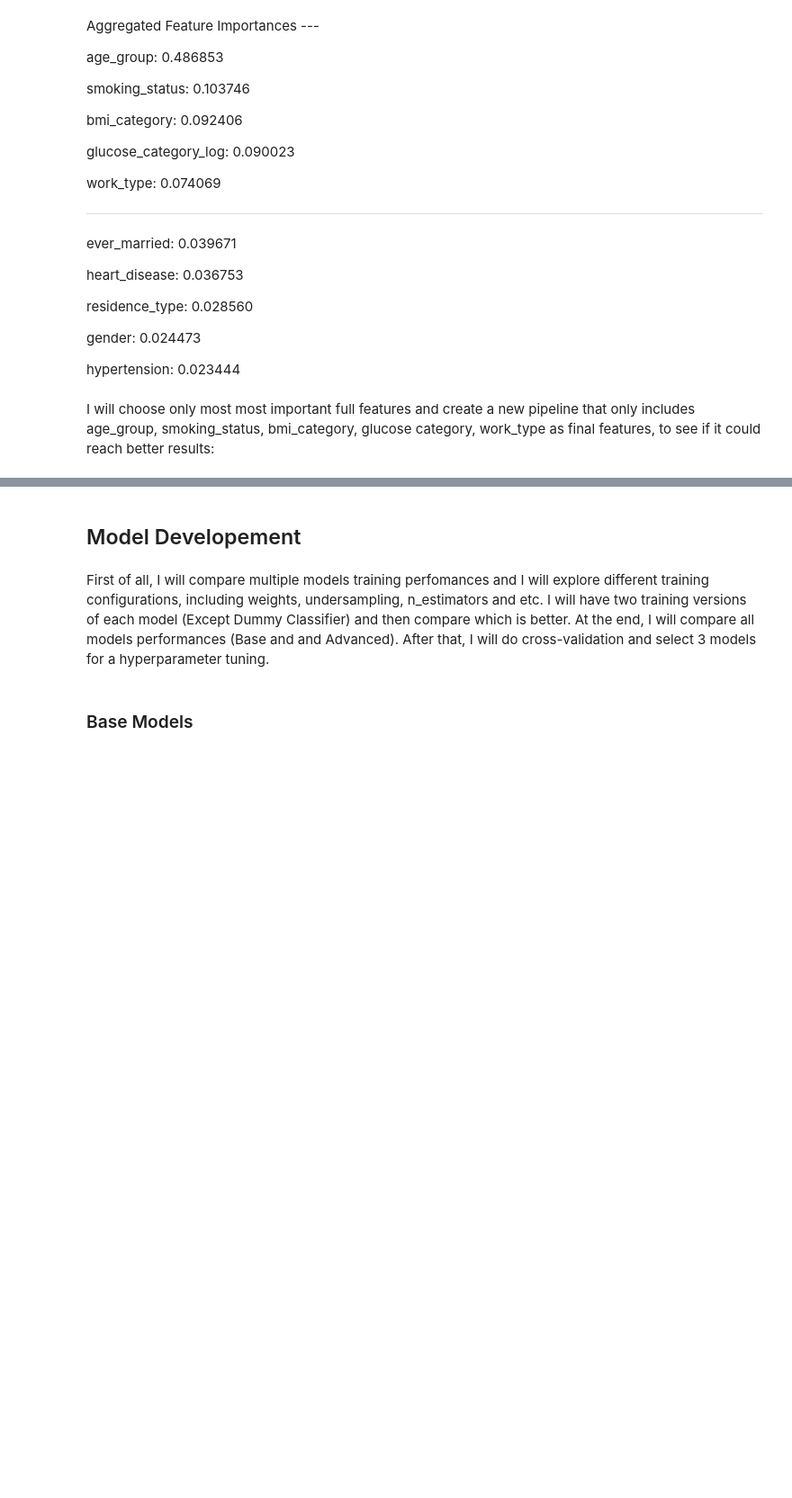
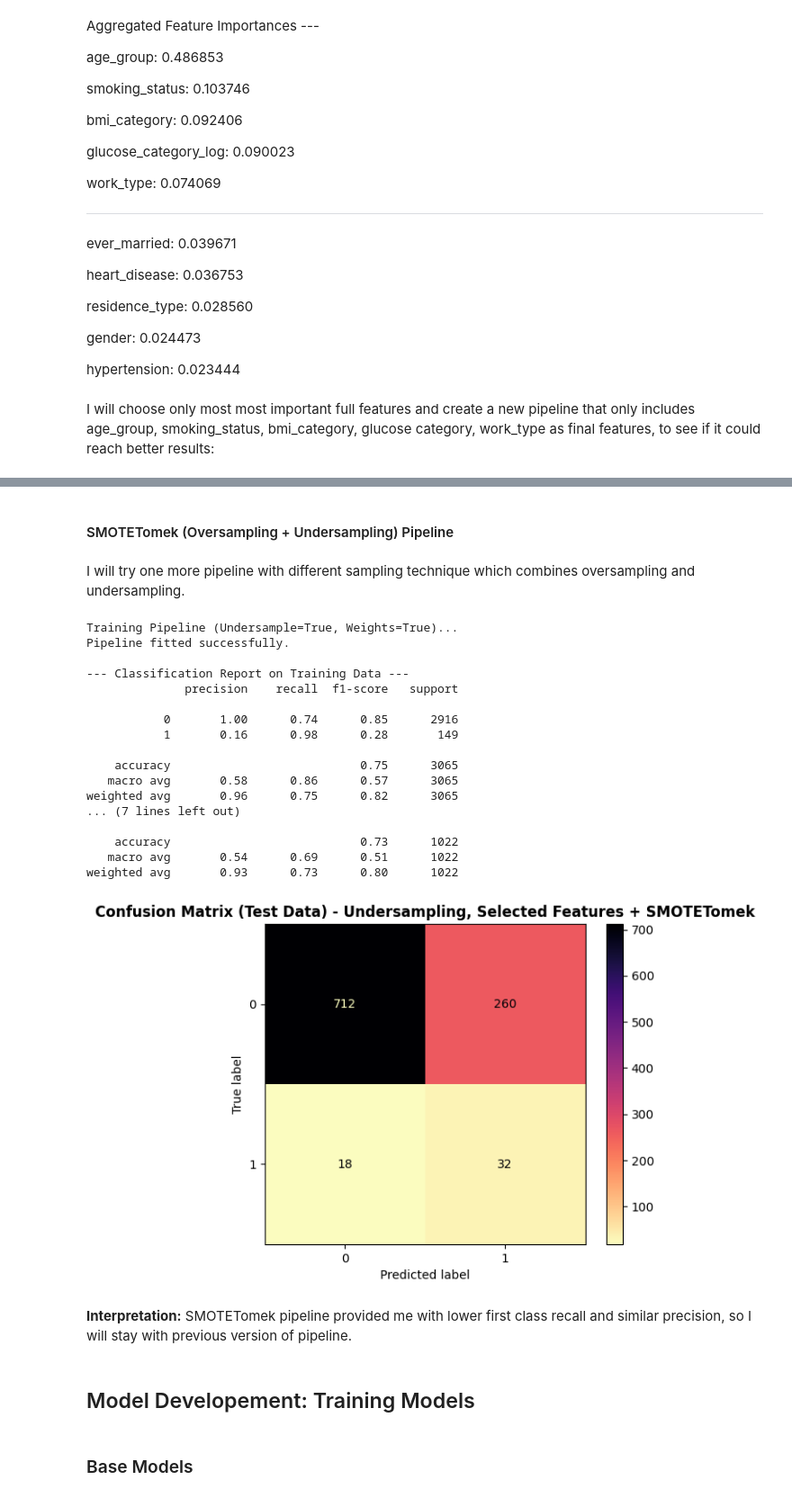
Before and after one commit to Duccard/stroke_risk_prediction, a Jupyter notebook: StrokeRiskPredictionModel.ipynb, the cells around one changed output, grey strips where cells are left out. Shown at 90% size. Drawn from its saved outputs; the diff is of its cells as text; code cells hidden in the pictures; blank space fills up the shorter version.

```diff
--- a/StrokeRiskPredictionModel.ipynb
+++ b/StrokeRiskPredictionModel.ipynb
@@ -1787,9 +1301,42 @@ weighted avg       0.93      0.73      0.81      1022
 - Problem remains low precision.
 
 - Since my priority is not missing strokes (high recall for class 1), I will stay with this selected features pipeline.
+# %% [markdown]
+#### SMOTETomek (Oversampling + Undersampling) Pipeline
+# %% [markdown]
+I will try one more pipeline with different sampling technique which combines oversampling and undersampling.
+# %%
+evaluate_pipeline_selected_features_smotetomek(
+    X_train,
+    y_train,
+    X_test,
+    y_test,
+    undersample=True,
+    use_weights=True,
+    title_suffix="Undersampling, Selected Features + SMOTETomek",
+)
+# %% [output]
+Training Pipeline (Undersample=True, Weights=True)...
+Pipeline fitted successfully.
+
+--- Classification Report on Training Data ---
+              precision    recall  f1-score   support
+
+           0       1.00      0.74      0.85      2916
+           1       0.16      0.98      0.28       149
+
+    accuracy                           0.75      3065
+   macro avg       0.58      0.86      0.57      3065
+weighted avg       0.96      0.75      0.82      3065
+... (7 lines left out)
+
+    accuracy                           0.73      1022
+   macro avg       0.54      0.69      0.51      1022
+weighted avg       0.93      0.73      0.80      1022
+[figure, added]
+# %% [markdown]
+**Interpretation:** SMOTETomek pipeline provided me with lower first class recall and similar precision, so I will stay with previous version of pipeline.
 # %% [markdown]
-## Model Developement
+## Model Developement: Training Models
-# %% [markdown]
-First of all, I will compare multiple models training perfomances and I will explore different training configurations, including weights, undersampling, n_estimators and etc. I will have two training versions of each model (Except Dummy Classifier) and then compare which is better. At the end, I will compare all models performances (Base and and Advanced). After that, I will do cross-validation and select 3 models for a hyperparameter tuning.
 # %% [markdown]
 ### Base Models
```
Also changed, not shown: parts of 59 cells of this notebook, 2 other files.
